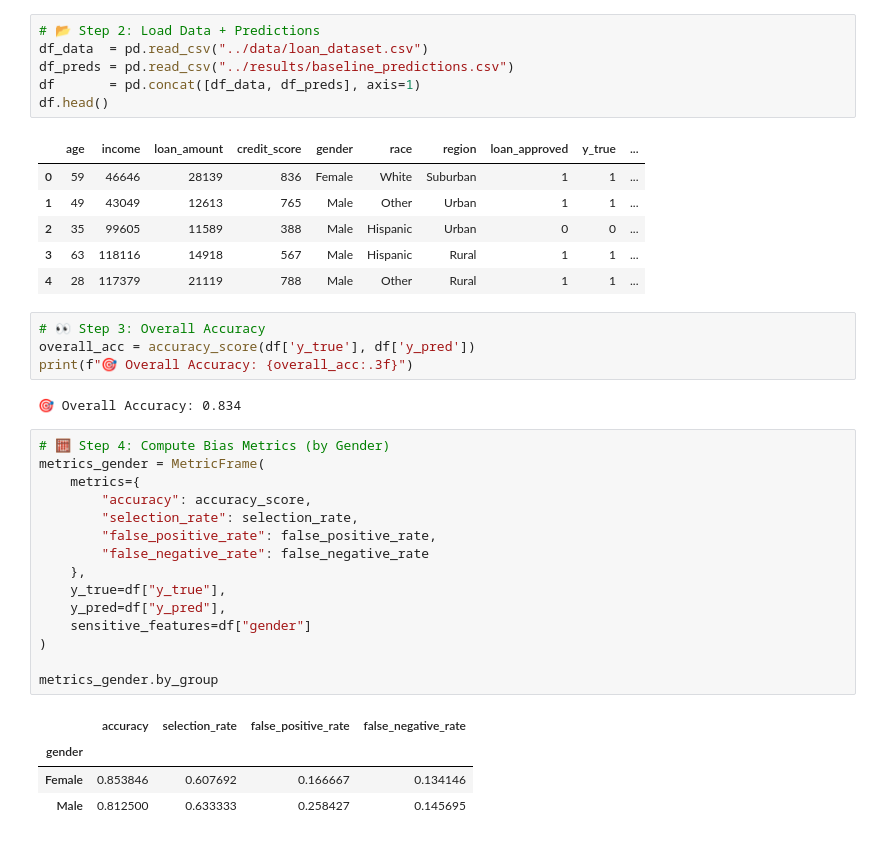
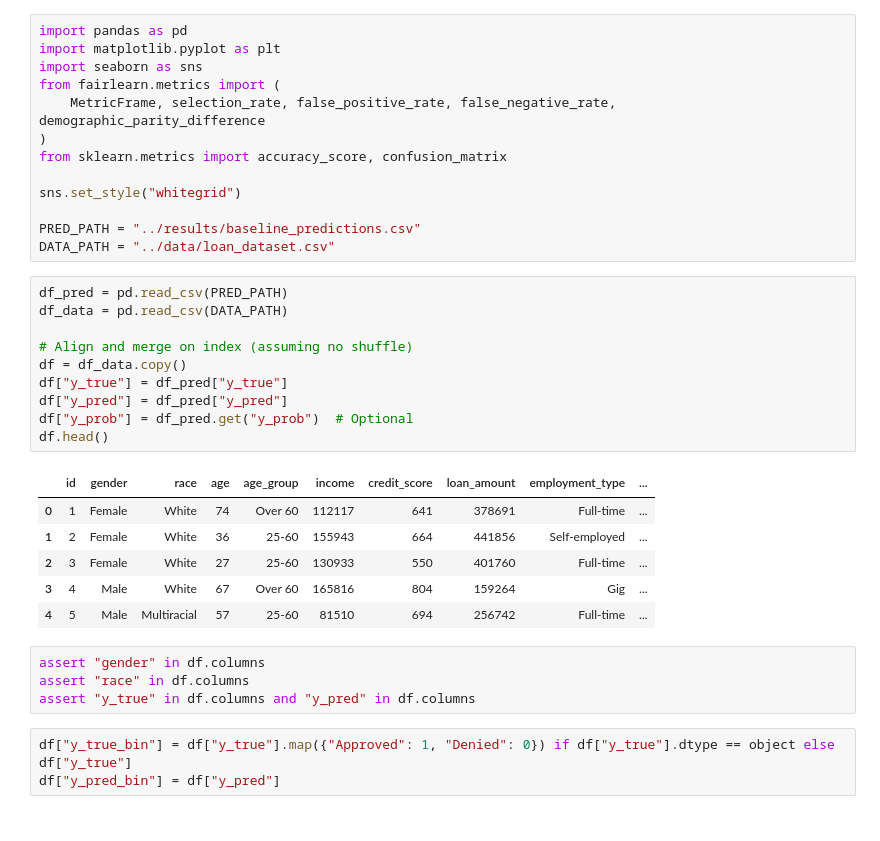
Before and after one commit to RajatShinde3/FairLoans, a Jupyter notebook: notebooks/02_bias_detect.ipynb, the cells around one changed output. Drawn from its saved outputs; the diff is of its cells as text.

```diff
--- a/notebooks/02_bias_detect.ipynb
+++ b/notebooks/02_bias_detect.ipynb
@@ -8,39 +6,37 @@ from sklearn.metrics import accuracy_score
 # %%
-# 📂 Step 2: Load Data + Predictions
-df_data  = pd.read_csv("../data/loan_dataset.csv")
-df_preds = pd.read_csv("../results/baseline_predictions.csv")
-df       = pd.concat([df_data, df_preds], axis=1)
-df.head()
+import pandas as pd
+import matplotlib.pyplot as plt
+import seaborn as sns
+from fairlearn.metrics import (
+    MetricFrame, selection_rate, false_positive_rate, false_negative_rate, demographic_parity_difference
+)
+from sklearn.metrics import accuracy_score, confusion_matrix
+
+sns.set_style("whitegrid")
+
+PRED_PATH = "../results/baseline_predictions.csv"
+DATA_PATH = "../data/loan_dataset.csv"
-# %% [output]
-|  | age | income | loan_amount | credit_score | gender | race | region | loan_approved | y_true | ... |
-| 0 | 59 | 46646 | 28139 | 836 | Female | White | Suburban | 1 | 1 | ... |
-| 1 | 49 | 43049 | 12613 | 765 | Male | Other | Urban | 1 | 1 | ... |
-| 2 | 35 | 99605 | 11589 | 388 | Male | Hispanic | Urban | 0 | 0 | ... |
-| 3 | 63 | 118116 | 14918 | 567 | Male | Hispanic | Rural | 1 | 1 | ... |
-| 4 | 28 | 117379 | 21119 | 788 | Male | Other | Rural | 1 | 1 | ... |
 # %%
-# 👀 Step 3: Overall Accuracy
-overall_acc = accuracy_score(df['y_true'], df['y_pred'])
-print(f"🎯 Overall Accuracy: {overall_acc:.3f}")
+df_pred = pd.read_csv(PRED_PATH)
+df_data = pd.read_csv(DATA_PATH)
+
+# Align and merge on index (assuming no shuffle)
+df = df_data.copy()
+df["y_true"] = df_pred["y_true"]
+df["y_pred"] = df_pred["y_pred"]
+df["y_prob"] = df_pred.get("y_prob")  # Optional
+df.head()
 # %% [output]
-🎯 Overall Accuracy: 0.834
+|  | id | gender | race | age | age_group | income | credit_score | loan_amount | employment_type | ... |
+| 0 | 1 | Female | White | 74 | Over 60 | 112117 | 641 | 378691 | Full-time | ... |
+| 1 | 2 | Female | White | 36 | 25-60 | 155943 | 664 | 441856 | Self-employed | ... |
+| 2 | 3 | Female | White | 27 | 25-60 | 130933 | 550 | 401760 | Full-time | ... |
+| 3 | 4 | Male | White | 67 | Over 60 | 165816 | 804 | 159264 | Gig | ... |
+| 4 | 5 | Male | Multiracial | 57 | 25-60 | 81510 | 694 | 256742 | Full-time | ... |
+# %%
+assert "gender" in df.columns
+assert "race" in df.columns
+assert "y_true" in df.columns and "y_pred" in df.columns
 # %%
-# 🧮 Step 4: Compute Bias Metrics (by Gender)
-metrics_gender = MetricFrame(
-    metrics={
-        "accuracy": accuracy_score,
-        "selection_rate": selection_rate,
-        "false_positive_rate": false_positive_rate,
-        "false_negative_rate": false_negative_rate
-    },
-    y_true=df["y_true"],
-    y_pred=df["y_pred"],
-    sensitive_features=df["gender"]
-)
-
-metrics_gender.by_group
+df["y_true_bin"] = df["y_true"].map({"Approved": 1, "Denied": 0}) if df["y_true"].dtype == object else df["y_true"]
+df["y_pred_bin"] = df["y_pred"]
-# %% [output]
-|  | accuracy | selection_rate | false_positive_rate | false_negative_rate |
-| gender |  |  |  |  |
-| Female | 0.853846 | 0.607692 | 0.166667 | 0.134146 |
-| Male | 0.812500 | 0.633333 | 0.258427 | 0.145695 |
```
Also changed, not shown: parts of 10 cells of this notebook, 2 other files.
